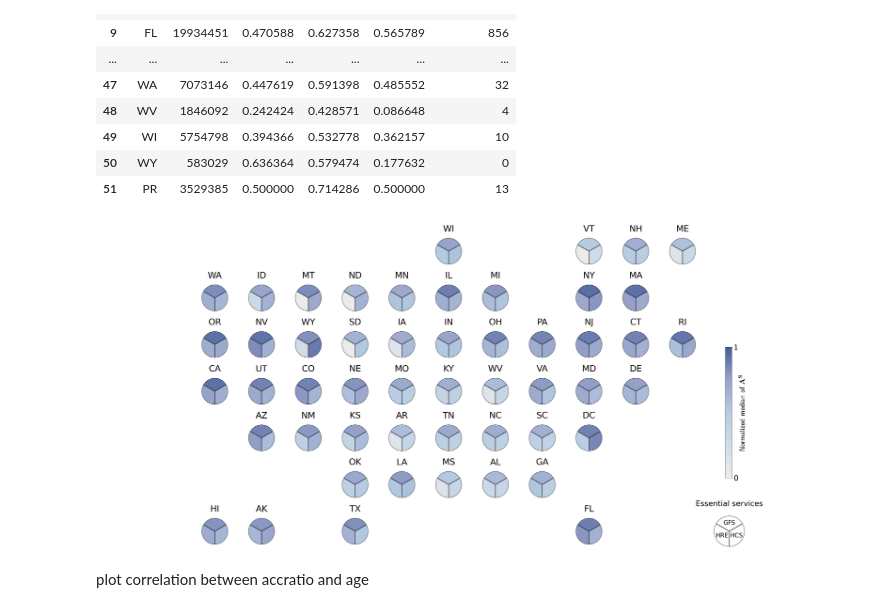
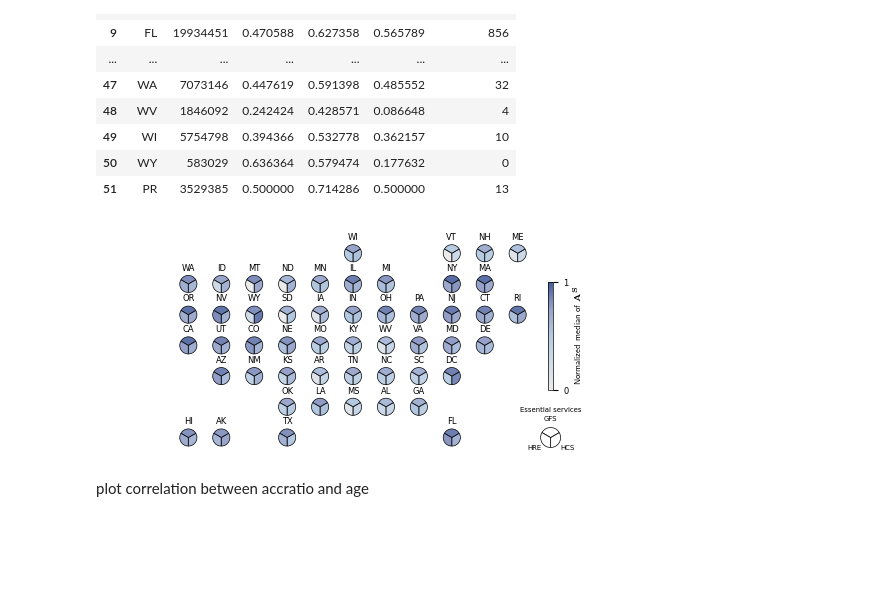
Before and after one commit to guoer-01/agingmobility, a Jupyter notebook: Analyses_Distribution_A.ipynb, the cells around one changed output. Drawn from its saved outputs; the diff is of its cells as text; code cells hidden in the pictures; blank space fills up the shorter version.

```diff
--- a/Analyses_Distribution_A.ipynb
+++ b/Analyses_Distribution_A.ipynb
@@ -190,7 +192,10 @@ def radius(col):
 dfS['radius']=dfS.apply(radius,axis=1)
 
 
-fig, ax=plt.subplots(7,12,constrained_layout=True, figsize=(42, 18))#
+width_in_inches = 160 * 0.0393701
+height_in_inches =width_in_inches/42*18
+
+fig, ax=plt.subplots(7,12,constrained_layout=True, figsize=(width_in_inches+0.5, height_in_inches))#
 fig.tight_layout()
 for state in dict_state_posi.keys():
     row=dict_state_posi[state][0]
@@ -201,8 +206,9 @@ for state in dict_state_posi.keys():
     radius=dfS[dfS['state']==state]['radius'].iat[0]
 
     patches, texts = ax[row][col].pie([1,1,1],colors=[value_to_color(HCS),value_to_color(GFS),value_to_color(HRE)],
-                    startangle=-90,radius=radius,explode=[0.01,0.01,0.01]) #labels=['HCS','GFS','HRE'],
-    ax[row][col].set_title(state,fontsize=35,pad=0,color='black')#,fontweight='bold'
+                    startangle=-90,radius=radius,explode=[0.01,0.01,0.01],wedgeprops={'linewidth': 0.5, 'edgecolor': 'black'})
+    #labels=['HCS','GFS','HRE'],
+    ax[row][col].set_title(state,fontsize=6,pad=0,color='black')#,fontweight='bold'
     for patch in patches:
         patch.set_edgecolor('black')
 #plt.subplots_adjust(wspace=-0.85,hspace=-0.2)
@@ -214,43 +220,43 @@ for i in range(7):
         ax[i][j].axis('off')
 
 
-ax2=fig.add_axes([0.58,0.24,0.3,0.4])
+ax2=fig.add_axes([0.52,0.33,0.3,0.4])
 #ax2=fig.add_axes([0.58,0.58,0.3,0.4])
 ax2.axis('off')
 
 cbar=fig.colorbar(ax2.imshow([[]],cmap=cmap_for_us_spatial_dis_aaccraatio),ax=ax2,orientation='vertical',norm=norm)
 cbar.set_ticks([0,1])
-cbar.ax.tick_params(labelsize=30)
-cbar.set_label(r'Normalized median of $\mathbf{A^{S}}$',fontsize=30, usetex=True)
-
+cbar.ax.tick_params(labelsize=6)
+cbar.set_label(r'Normalized median of $\mathbf{A^{S}}$',fontsize=6, usetex=True)
+cbar.outline.set_linewidth(0.5)
 
 patches, texts=ax[6][11].pie([1,1,1],labels=['HCS','GFS','HRE'],colors=['white','white','white'],
-       startangle=-90,radius=0.9+0.15,explode=[0.01,0.01,0.01],labeldistance=0.55,
-        textprops = {'fontsize': 24, 'color': 'black'})#,'weight':'bold'
-ax[6][11].set_title('Essential services',fontsize=30,pad=30,color='black')#,fontweight='bold'
+       startangle=-90,radius=0.9+0.15,explode=[0.01,0.01,0.01],labeldistance=1.9,wedgeprops={'linewidth': 0.5},
+        textprops = {'fontsize': 5, 'color': 'black'})#,'weight':'bold'
+ax[6][11].set_title('Essential services',fontsize=5,pad=10,color='black')#,fontweight='bold'
 for patch in patches:
     patch.set_edgecolor('black')
 
 for text in texts:
     text.set_horizontalalignment('center')
     text.set_verticalalignment('center')
 
 
 #ax[6][11].pie([1],colors=['white'],frame=True,wedgeprops={'edgecolor':'black'},
 #        startangle=-90,radius=0.9+0.15,center=(0,0))
 #ax[6][11].pie([1],colors=['white'],frame=True,wedgeprops={'edgecolor':'black'},startangle=-90,radius=0.65+0.15,center=(0,-0.25))
 #ax[6][11].pie([1],colors=['white'],frame=True,wedgeprops={'edgecolor':'black'},
 #        startangle=-90,radius=0.4+0.15,center=(0,-0.5))
 
 #ax[6][11].plot([0,1.5],[0.9+0.15,0.9+0.15],linestyle='--',color='black')
 #ax[6][11].plot([0,1.5],[0.4+0.15,0.4+0.15],linestyle='--',color='black')
 #ax[6][11].plot([0,1.5],[-0.1+0.15,-0.1+0.15],linestyle='--',color='black')
 
 #ax[6][11].text(1.58,0.9+0.15,r'$\: \mathbf{ 3.9\times {10}^7}$ (CA)',ha='left',fontsize=28,weight='bold', usetex=True)
 #ax[6][11].text(1.53,0.4+0.15,r'$\: \mathbf{ (5.8,390)\times{10}^5}$',ha='left',fontsize=28, weight='bold', usetex=True)
 #ax[6][11].text(1.58,-0.1+0.15,r' $\:\mathbf{ 5.8\times{10}^5}$ (WY)',ha='left',fontsize=28,weight='bold', usetex=True)
 
 #ax[6][11].set_title('Population',fontsize=30,pad=30,color='black')#,fontweight='bold'
 # %% [output]
-[figure, old version]
+[figure, new version]
 # %%
```
Also changed, not shown: parts of 12 cells of this notebook, 8 other files.
